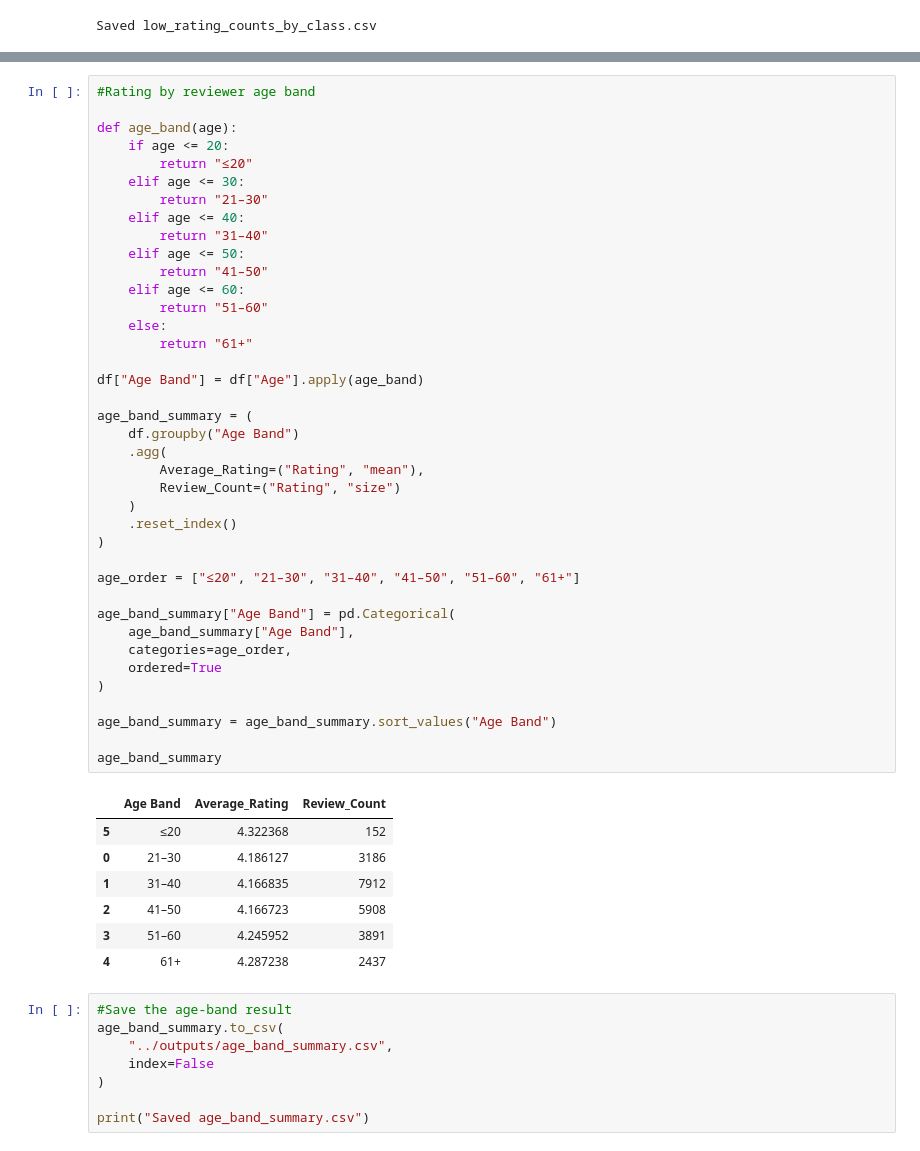
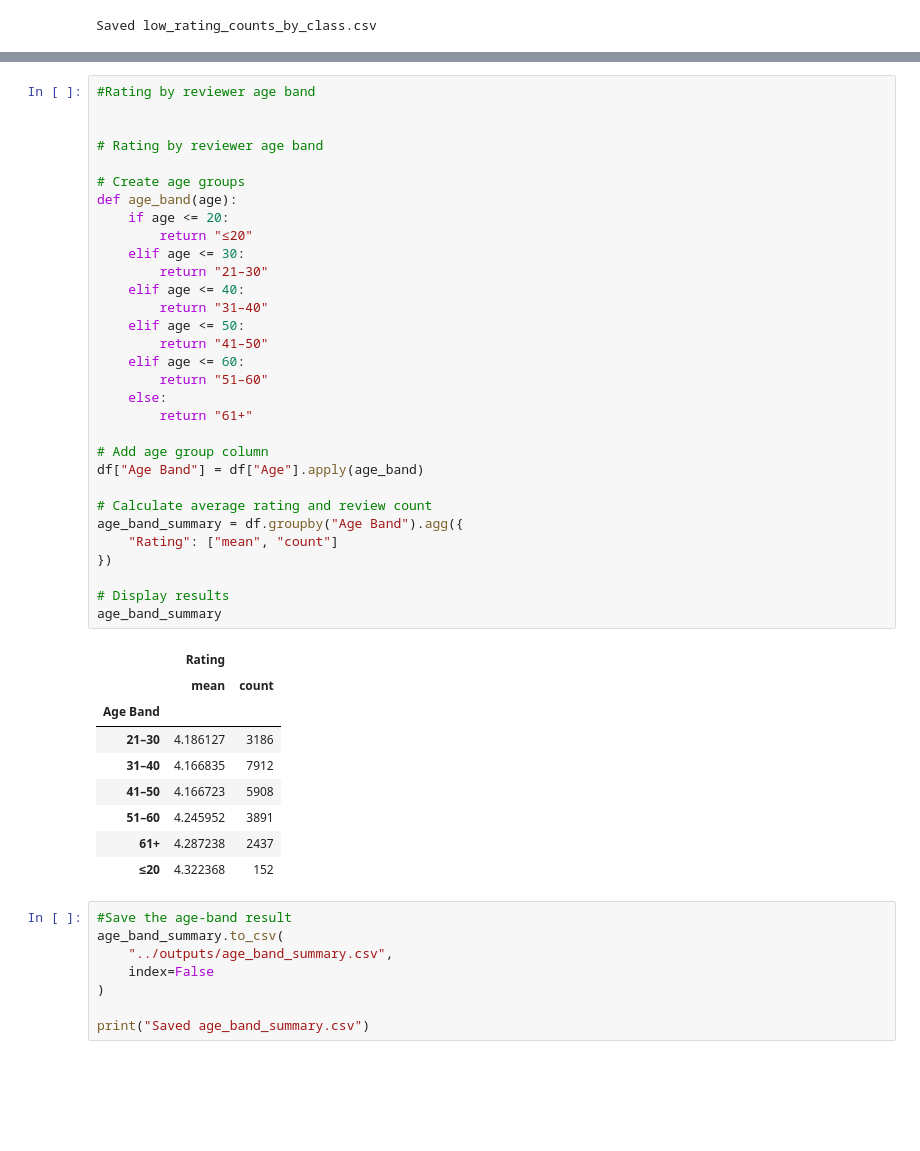
Before and after one commit to sivanishanth10/caspad-data-ai-engineer, a Jupyter notebook: notebooks/02_part_b.ipynb, the cells around one changed output, grey strips where cells are left out. Drawn from its saved outputs; the diff is of its cells as text; blank space fills up the shorter version.

```diff
--- a/notebooks/02_part_b.ipynb
+++ b/notebooks/02_part_b.ipynb
@@ -208,50 +213,44 @@ plt.show()
 # %%
 #Rating by reviewer age band
 
+
+# Rating by reviewer age band
+
+# Create age groups
 def age_band(age):
     if age <= 20:
         return "≤20"
     elif age <= 30:
         return "21–30"
     elif age <= 40:
         return "31–40"
     elif age <= 50:
         return "41–50"
     elif age <= 60:
         return "51–60"
     else:
         return "61+"
 
+# Add age group column
 df["Age Band"] = df["Age"].apply(age_band)
 
-age_band_summary = (
-    df.groupby("Age Band")
-    .agg(
-        Average_Rating=("Rating", "mean"),
-        Review_Count=("Rating", "size")
-    )
-    .reset_index()
-)
+# Calculate average rating and review count
+age_band_summary = df.groupby("Age Band").agg({
+    "Rating": ["mean", "count"]
+})
 
-age_order = ["≤20", "21–30", "31–40", "41–50", "51–60", "61+"]
-
-age_band_summary["Age Band"] = pd.Categorical(
-    age_band_summary["Age Band"],
-    categories=age_order,
-    ordered=True
-)
-
-age_band_summary = age_band_summary.sort_values("Age Band")
-
+# Display results
 age_band_summary
 # %% [output]
-|  | Age Band | Average_Rating | Review_Count |
-| 5 | ≤20 | 4.322368 | 152 |
-| 0 | 21–30 | 4.186127 | 3186 |
-| 1 | 31–40 | 4.166835 | 7912 |
-| 2 | 41–50 | 4.166723 | 5908 |
-| 3 | 51–60 | 4.245952 | 3891 |
-| 4 | 61+ | 4.287238 | 2437 |
+|  | Rating |  |
+|  | mean | count |
+| Age Band |  |  |
+| 21–30 | 4.186127 | 3186 |
+| 31–40 | 4.166835 | 7912 |
+| 41–50 | 4.166723 | 5908 |
+| 51–60 | 4.245952 | 3891 |
+| 61+ | 4.287238 | 2437 |
+| ≤20 | 4.322368 | 152 |
 # %%
 #Save the age-band result
 age_band_summary.to_csv(
```
Also changed, not shown: parts of 4 cells of this notebook, 9 other files.
